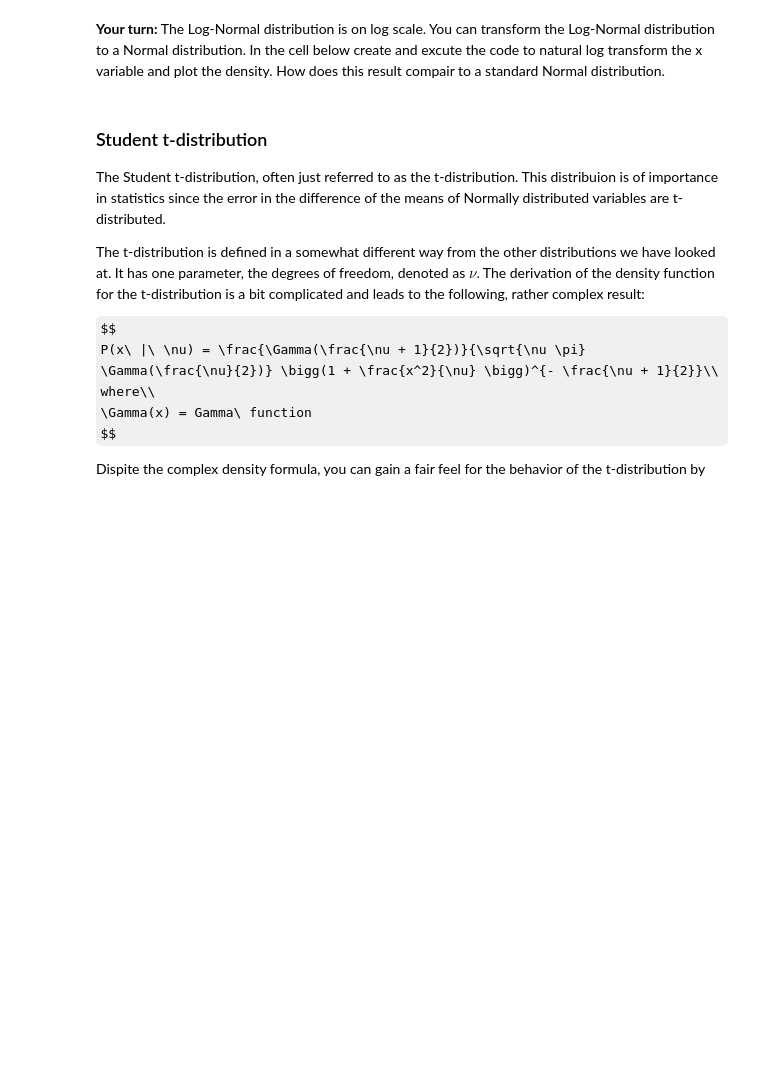
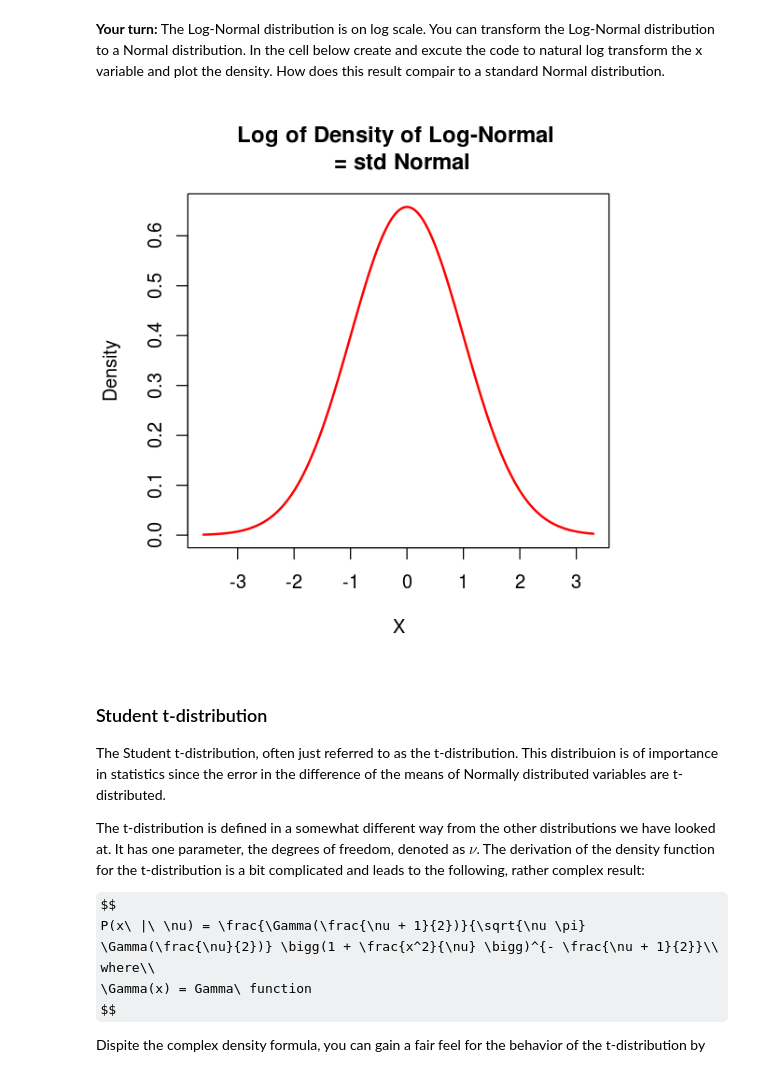
Before and after one commit to LeoSalemann/DataScience410, a Jupyter notebook: Lecture3/IntroToDistributions.ipynb, the cells around one changed output. Cells and saved outputs as stored; diff of their text form; code cells hidden in the pictures; some formulas as TeX source; blank space fills up the shorter version.

```diff
--- a/Lecture3/IntroToDistributions.ipynb
+++ b/Lecture3/IntroToDistributions.ipynb
@@ -320,5 +376,10 @@ plot(x, dln, , type = 'l', lwd = 2, col = 'red',
 # %% [markdown]
 **Your turn:** The Log-Normal distribution is on log scale. You can transform the Log-Normal distribution to a Normal distribution. In the cell below create and excute the code to natural log transform the x variable and plot the density. How does this result compair to a standard Normal distribution.
+# %%
+plot(log(x) + 1, dln, , type = 'l', lwd = 2, col = 'red',
+     xlab = 'X', ylab = 'Density', main = 'Log of Density of Log-Normal \n = std Normal')
+# %% [output]
+[figure, added]
 # %% [markdown]
 ### Student t-distribution
 
```
Also changed, not shown: parts of 20 cells of this notebook.
